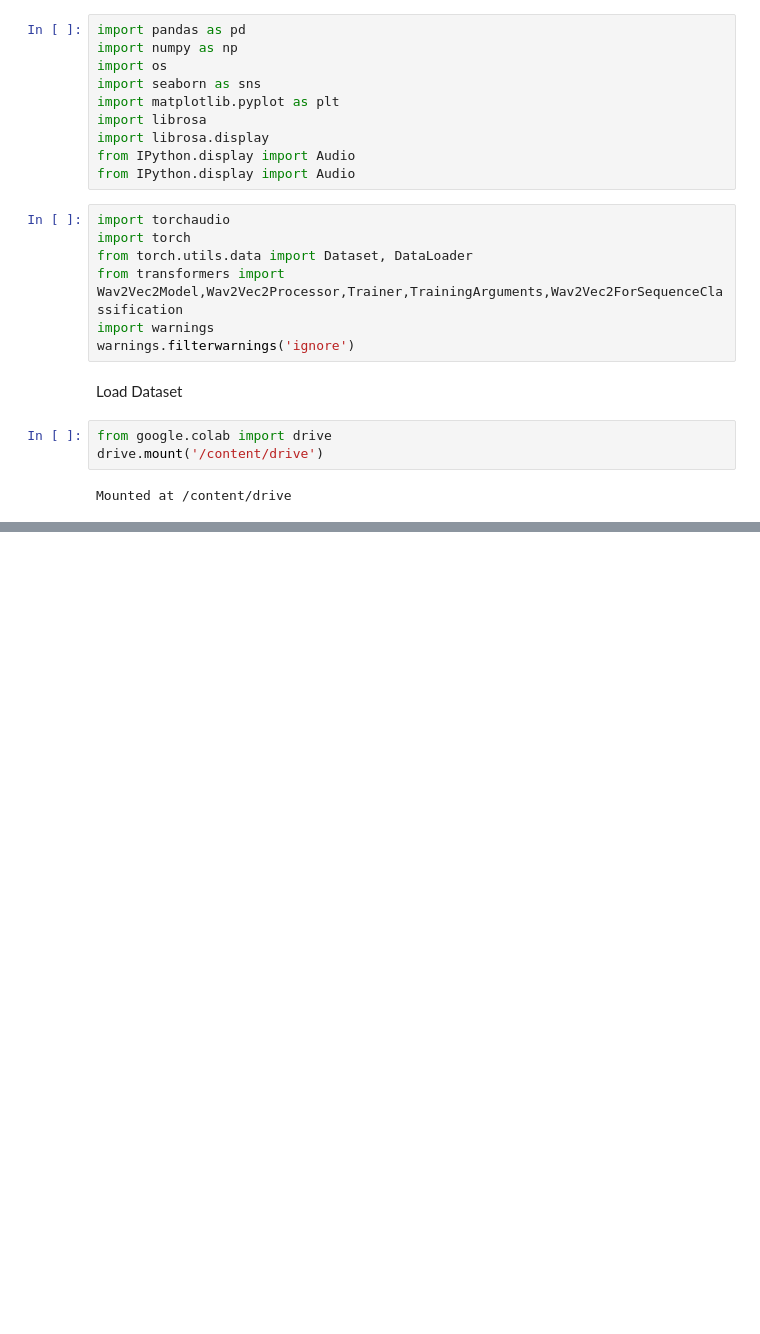
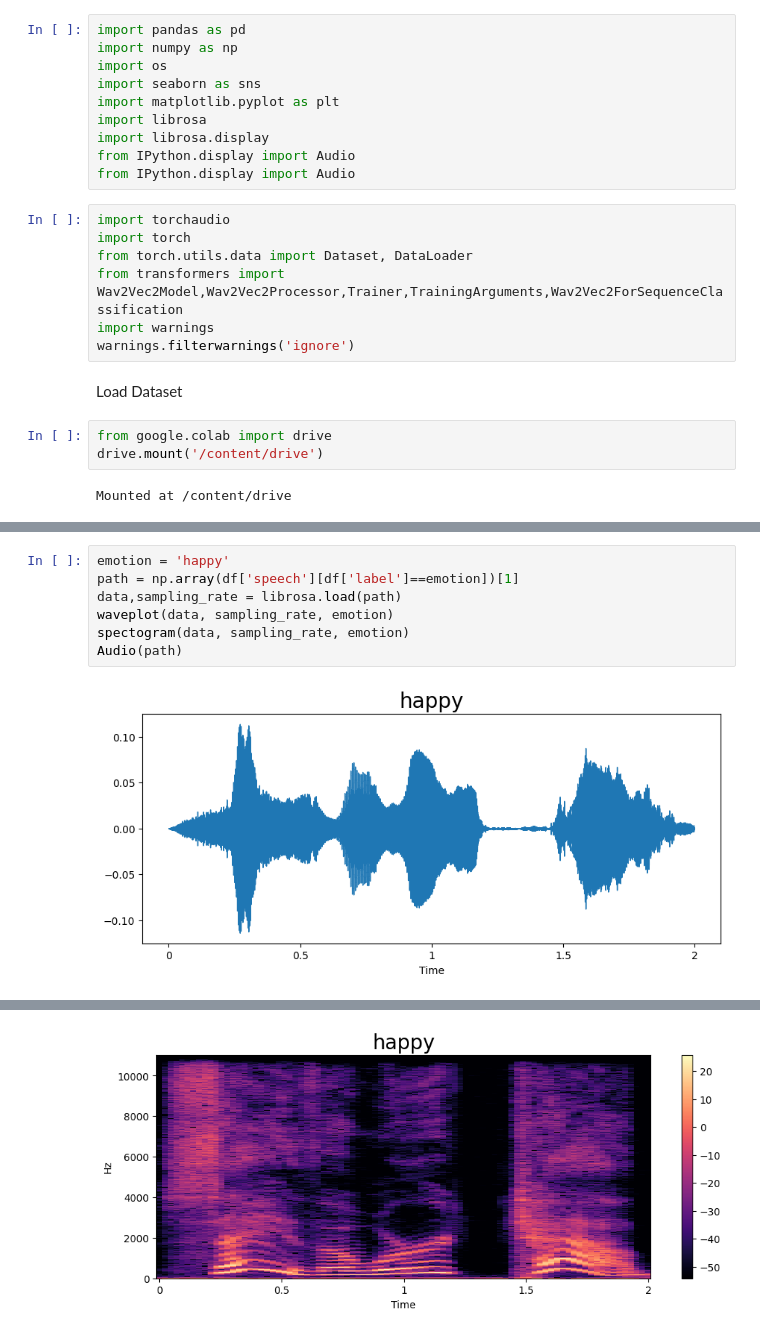
Before and after one commit to Minach2002/deep-learning-projects, a Jupyter notebook: speech.ipynb, the cells around one changed output, grey strips where cells are left out. Drawn from its saved outputs; the diff is of its cells as text; blank space fills up the shorter version.

```diff
--- a/speech.ipynb
+++ b/speech.ipynb
@@ -117,0 +138,9 @@ dtype: int64
+# %%
+emotion = 'happy'
+path = np.array(df['speech'][df['label']==emotion])[1]
+data,sampling_rate = librosa.load(path)
+waveplot(data, sampling_rate, emotion)
+spectogram(data, sampling_rate, emotion)
+Audio(path)
+# %% [output]
+[figure, added]
@@ -117,0 +148 @@ dtype: int64
+[figure, added]
```
Also changed, not shown: parts of 12 cells of this notebook.
